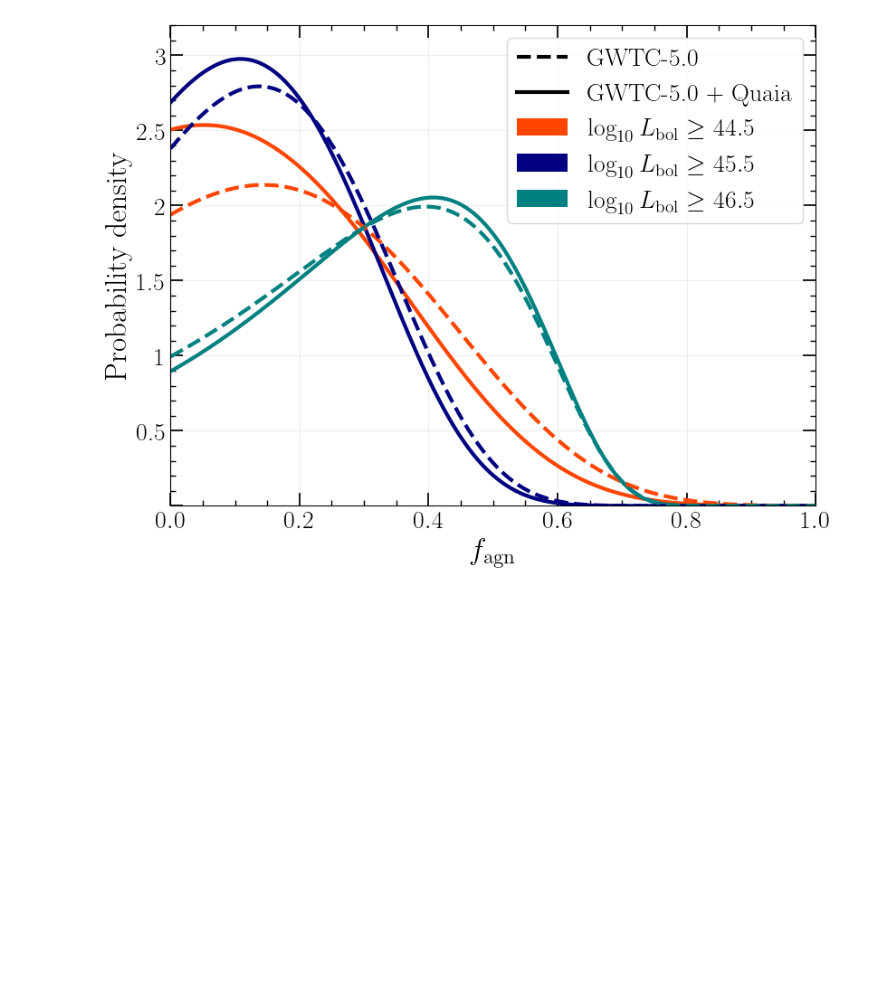
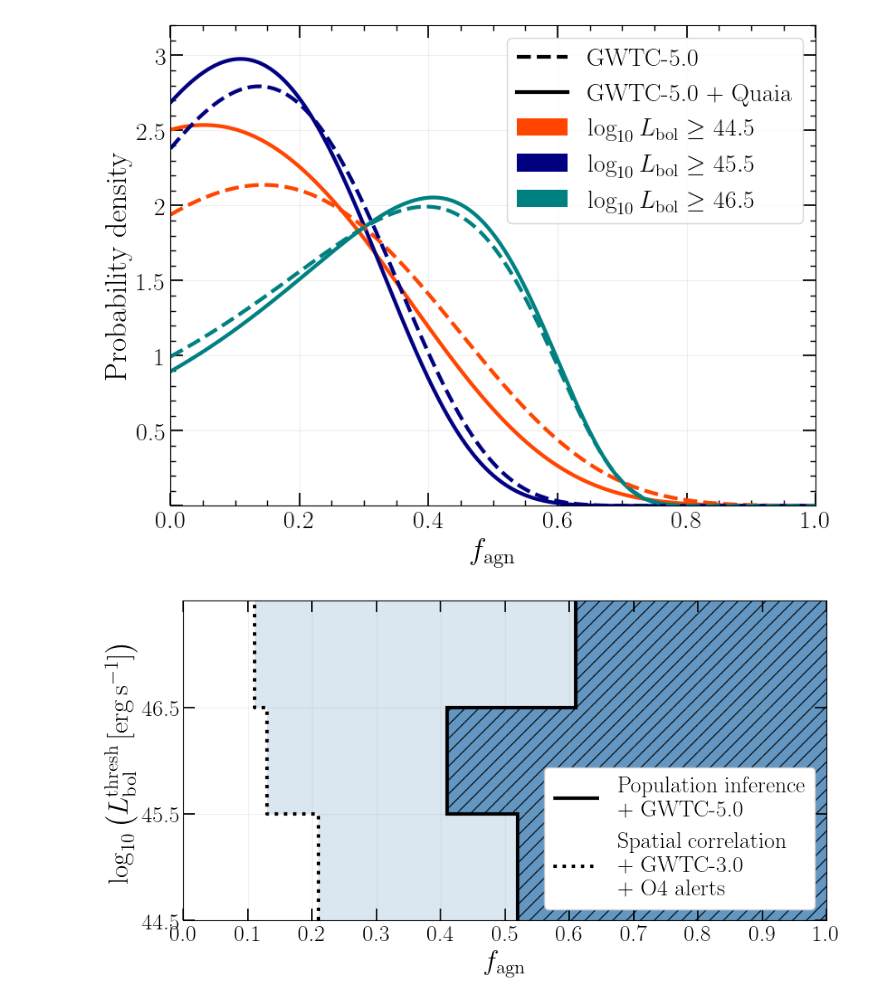
Before and after one commit to LucasPouw/darksirenpop, a Jupyter notebook: plotting_scripts/posteriors.ipynb, the cells around one changed output. Drawn from its saved outputs; the diff is of its cells as text; code cells hidden in the pictures; blank space fills up the shorter version.

```diff
--- a/plotting_scripts/posteriors.ipynb
+++ b/plotting_scripts/posteriors.ipynb
@@ -97,3 +97,87 @@ alpha: 0.1463228591928513 0.41078336883249716
 256
 alpha: 0.03146192870235628 0.41078336883249716
 [figure]
+# %%
+fig, ax = plt.subplots(figsize=(10, 5))
+
+lumthreshes = [45, 46, 47]
+# values = [1 - 0.45, 1 - 0.36, 1 - 0.60]  # 90%
+# ax.barh(47, 0.04, height=1.0, alpha=0.8, color='steelblue', linewidth=3, hatch='//',)
+values = [1 - 0.52, 1 - 0.41, 1 - 0.61]  # 95%
+right_edge = 1
+bars = ax.barh(lumthreshes, values, left=[1 - v for v in values], height=1.0, alpha=0.8, color='steelblue', linewidth=3, hatch='//',)
+
+# Get the left edge of each bar
+x_left = [bar.get_x() for bar in bars]
+# Get the y boundaries
+y_bottom = bars[0].get_y()
+y_edges = [bar.get_y() + bar.get_height() for bar in bars]
+# Build ONE continuous path along the left edges
+x_line = [x_left[0]]
+y_line = [y_bottom]
+for i in range(len(bars)):
+    # Go vertically up the left edge
+    x_line.append(x_left[i])
+    y_line.append(y_edges[i])
+    # Connect horizontally to the next bar's left edge
+    if i < len(bars) - 1:
+        x_line.append(x_left[i + 1])
+        y_line.append(y_edges[i])
+ax.plot(
+    x_line,
+    y_line,
+    color='black',
+    linewidth=3,
+    solid_capstyle='butt',
+    solid_joinstyle='miter',
+    label='Population inference \n+ GWTC-5.0'
+)
+
+lumthreshes = [45, 46, 47]
+# values = [1 - 0.16, 1 - 0.10, 1 - 0.09]  # 90%
+values = [1 - 0.21, 1 - 0.13, 1 - 0.11]  # 95%
+right_edge = 1
+bars = ax.barh(lumthreshes, values, left=[1 - v for v in values], height=1.0, color='steelblue', alpha=0.2, linewidth=3)
+
+# Get the left edge of each bar
+x_left = [bar.get_x() for bar in bars]
+# Get the y boundaries
+y_bottom = bars[0].get_y()
+y_edges = [bar.get_y() + bar.get_height() for bar in bars]
+# Build one continuous path along the left edges
+x_line = [x_left[0]]
+y_line = [y_bottom]
+for i in range(len(bars)):
+    # Go vertically up the left edge
+    x_line.append(x_left[i])
+    y_line.append(y_edges[i])
+    # Connect horizontally to the next bar's left edge
+    if i < len(bars) - 1:
+        x_line.append(x_left[i + 1])
+        y_line.append(y_edges[i])
+ax.plot(
+    x_line,
+    y_line,
+    color='black',
+    linewidth=3,
+    solid_capstyle='butt',
+    solid_joinstyle='miter',
+    linestyle='dotted',
+    label='Spatial correlation \n+ GWTC-3.0 \n+ O4 alerts'
+)
+
+ax.set_xlabel(r'$f_{\rm agn}$')
+ax.set_ylabel(r'$\log_{10} \left( L_{\rm bol}^{\rm thresh} \, [\mathrm{erg \, s^{-1}}] \right)$')
+ax.set_yticks([44.5, 45.5, 46.5])
+ax.set_yticklabels([44.5, 45.5, 46.5])
+ax.set_xticks(np.around(np.arange(0, 1.1, 0.1), 1))
+ax.set_xticklabels(np.around(np.arange(0, 1.1, 0.1), 1))
+ax.set_ylim(44.5, 47.5)
+ax.set_xlim(0, 1)
+ax.minorticks_off()
+ax.grid(alpha=0.2)
+ax.legend(framealpha=1, loc='lower right')
+plt.savefig(f'{PLOT_DIR}/constraints_onecol.pdf', bbox_inches='tight')
+plt.show()
+# %% [output]
+[figure, added]
```
Also changed, not shown: 13 other files.
